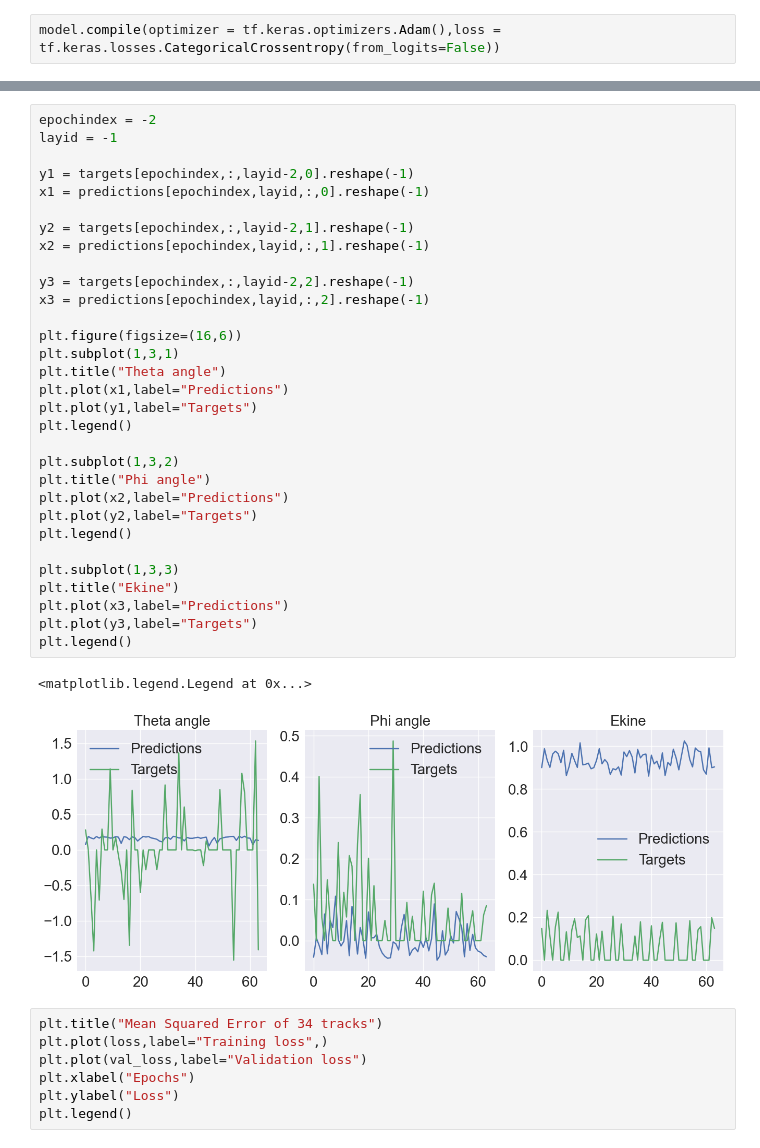
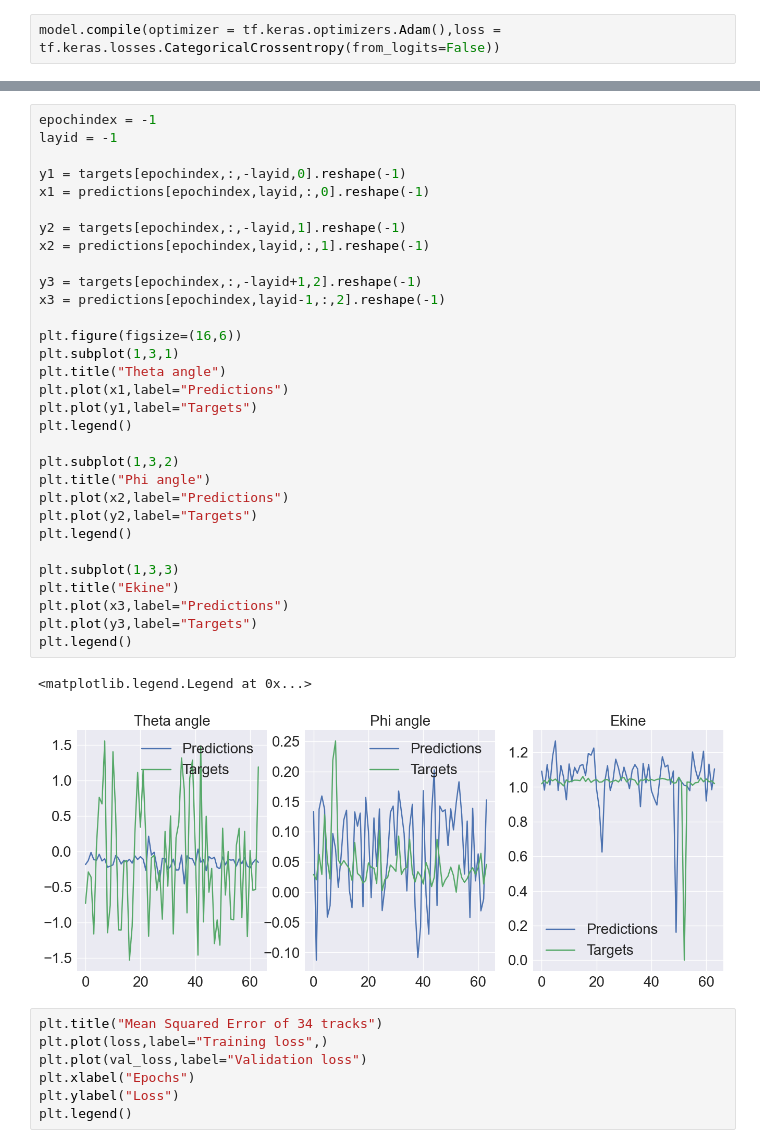
Before and after one commit to Dudgit/TF_Transformer, a Jupyter notebook: eda.ipynb, the cells around one changed output, grey strips where cells are left out. Drawn from its saved outputs; the diff is of its cells as text.

```diff
--- a/eda.ipynb
+++ b/eda.ipynb
@@ -62,37 +46,37 @@ array([-0.00579931,  0.06326196,  0.10339234,  0.05757747,  0.1144445 ,
 # %%
-epochindex = -2
+epochindex = -1
 layid = -1
 
-y1 = targets[epochindex,:,layid-2,0].reshape(-1)
+y1 = targets[epochindex,:,-layid,0].reshape(-1)
 x1 = predictions[epochindex,layid,:,0].reshape(-1)
 
-y2 = targets[epochindex,:,layid-2,1].reshape(-1)
+y2 = targets[epochindex,:,-layid,1].reshape(-1)
 x2 = predictions[epochindex,layid,:,1].reshape(-1)
 
-y3 = targets[epochindex,:,layid-2,2].reshape(-1)
-x3 = predictions[epochindex,layid,:,2].reshape(-1)
+y3 = targets[epochindex,:,-layid+1,2].reshape(-1)
+x3 = predictions[epochindex,layid-1,:,2].reshape(-1)
 
 plt.figure(figsize=(16,6))
 plt.subplot(1,3,1)
 plt.title("Theta angle")
 plt.plot(x1,label="Predictions")
 plt.plot(y1,label="Targets")
 plt.legend()
 
 plt.subplot(1,3,2)
 plt.title("Phi angle")
 plt.plot(x2,label="Predictions")
 plt.plot(y2,label="Targets")
 plt.legend()
 
 plt.subplot(1,3,3)
 plt.title("Ekine")
 plt.plot(x3,label="Predictions")
 plt.plot(y3,label="Targets")
 plt.legend()
 # %% [output]
 <matplotlib.legend.Legend at 0x...>
-[figure, old version]
+[figure, new version]
 # %%
 plt.title("Mean Squared Error of 34 tracks")
 plt.plot(loss,label="Training loss",)
```
Also changed, not shown: parts of 2 cells of this notebook.
